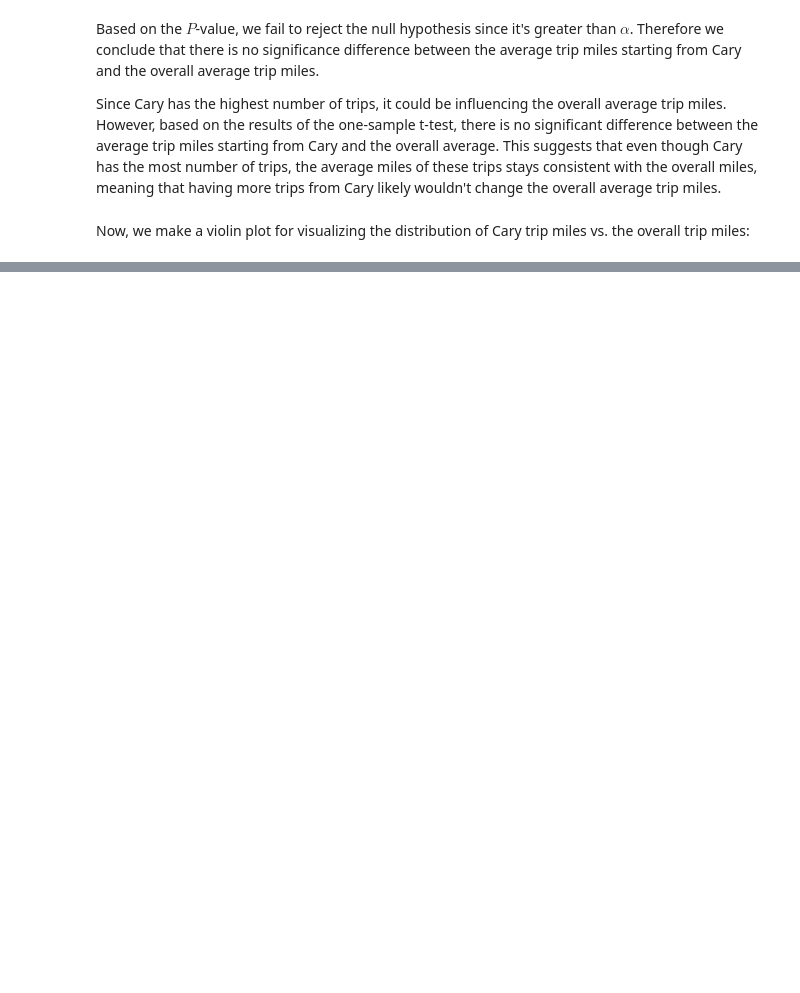
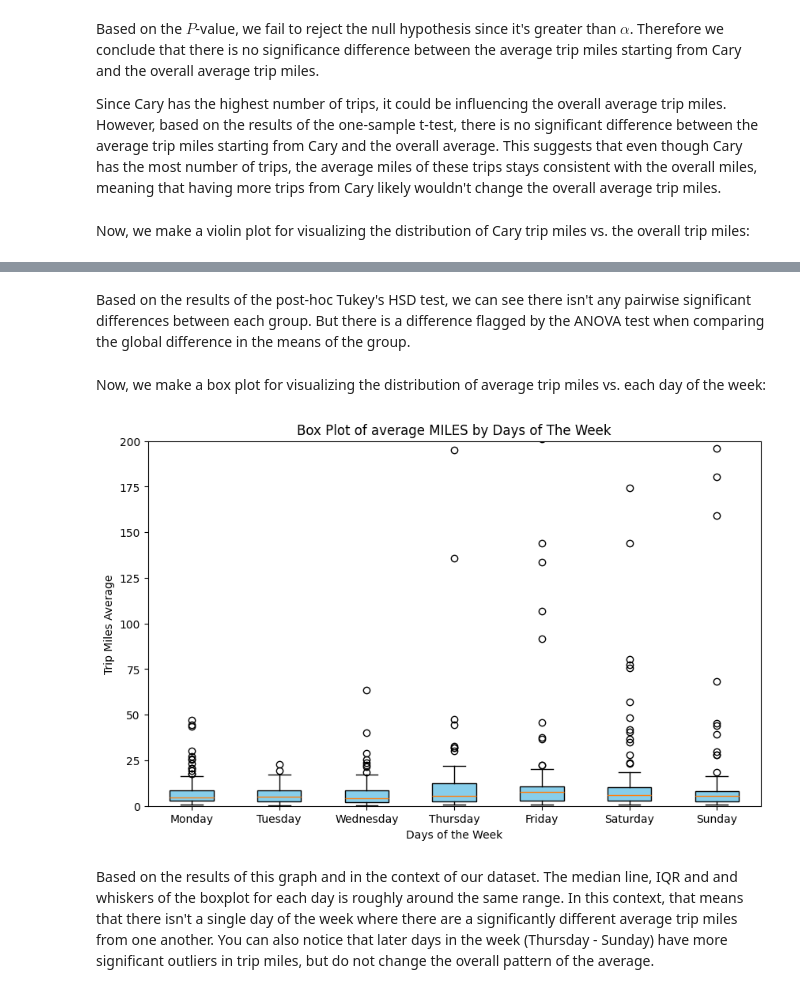
Before and after one commit to ethanzhanggg/CMSC320-Final-Project, a Jupyter notebook: tutorial.ipynb, the cells around one changed output, grey strips where cells are left out. Saved outputs shown, nothing was run; the diff lists cells and outputs as text; code cells hidden in the pictures; blank space fills up the shorter version.

Commit message:
ANOVA test
Hypothesis testing with ANOVA test

```diff
--- a/tutorial.ipynb
+++ b/tutorial.ipynb
@@ -247,0 +237,3 @@ plt.show()
+# %%
+
+uber_data['Days'] = uber_data['START_DATE'].dt.weekday
@@ -247,0 +285,25 @@ plt.show()
+# %% [markdown]
+Based on the results of the post-hoc Tukey's HSD test, we can see there isn't any pairwise significant differences between each group. But there is a difference flagged by the ANOVA test when comparing the global difference in the means of the group.
+# %% [markdown]
+Now, we make a box plot for visualizing the distribution of average trip miles vs. each day of the week:
+# %%
+import matplotlib.pyplot as plt
+
+days = ['Monday', 'Tuesday', 'Wednesday', 'Thursday', 'Friday', 'Saturday', 'Sunday']
+
+uber_data['Day_Name'] = uber_data['Days'].apply(lambda x: days[x])
+
+data_by_day = [uber_data[uber_data['Day_Name'] == day]['MILES'] for day in days]
+
+plt.figure(figsize=(10, 6))
+plt.boxplot(data_by_day, labels=days, patch_artist=True, boxprops=dict(facecolor="skyblue", color="black"))
+
+plt.title("Box Plot of average MILES by Days of The Week")
+plt.xlabel("Days of the Week")
+plt.ylabel("Trip Miles Average")
+plt.ylim(0, 200)
+plt.show()
+# %% [output]
+[figure, added]
+# %% [markdown]
+Based on the results of this graph and in the context of our dataset. The median line, IQR and and whiskers of the boxplot for each day is roughly around the same range. In this context, that means that there isn't a single day of the week where there are a significantly different average trip miles from one another. You can also notice that later days in the week (Thursday - Sunday) have more significant outliers in trip miles, but do not change the overall pattern of the average.
```
Also changed, not shown: parts of 11 cells of this notebook.
